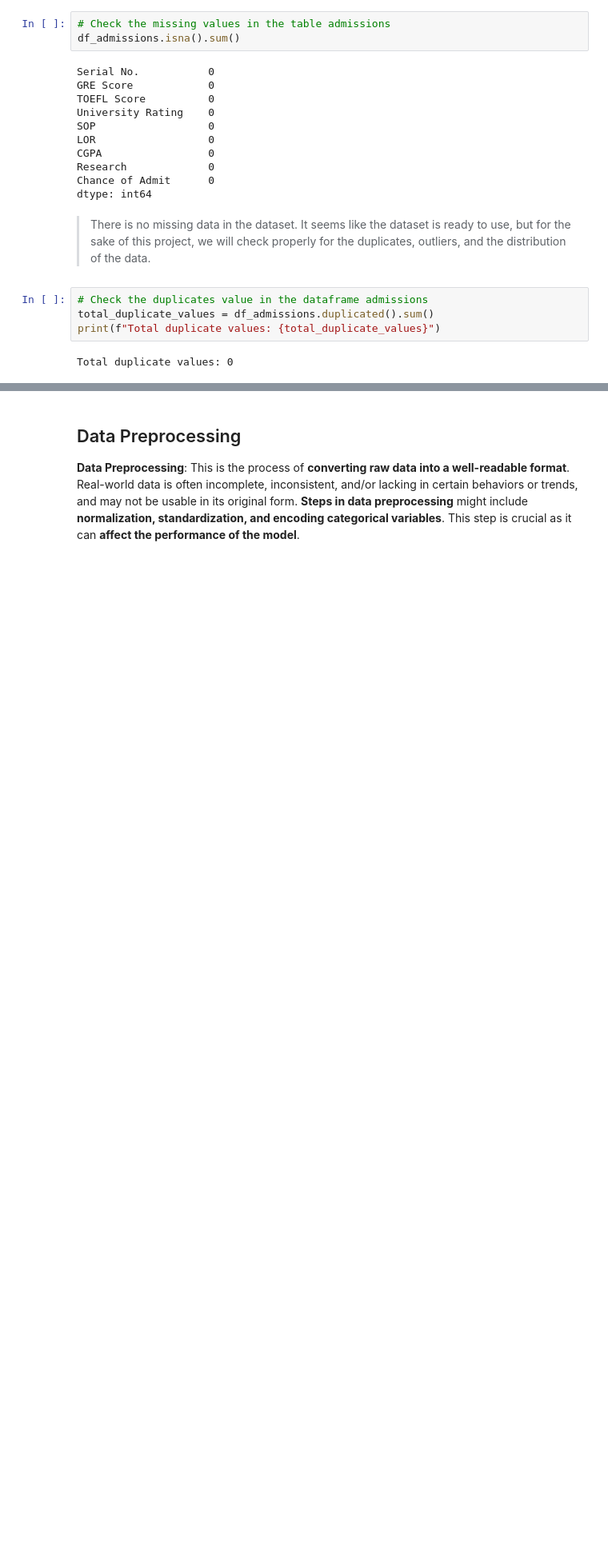
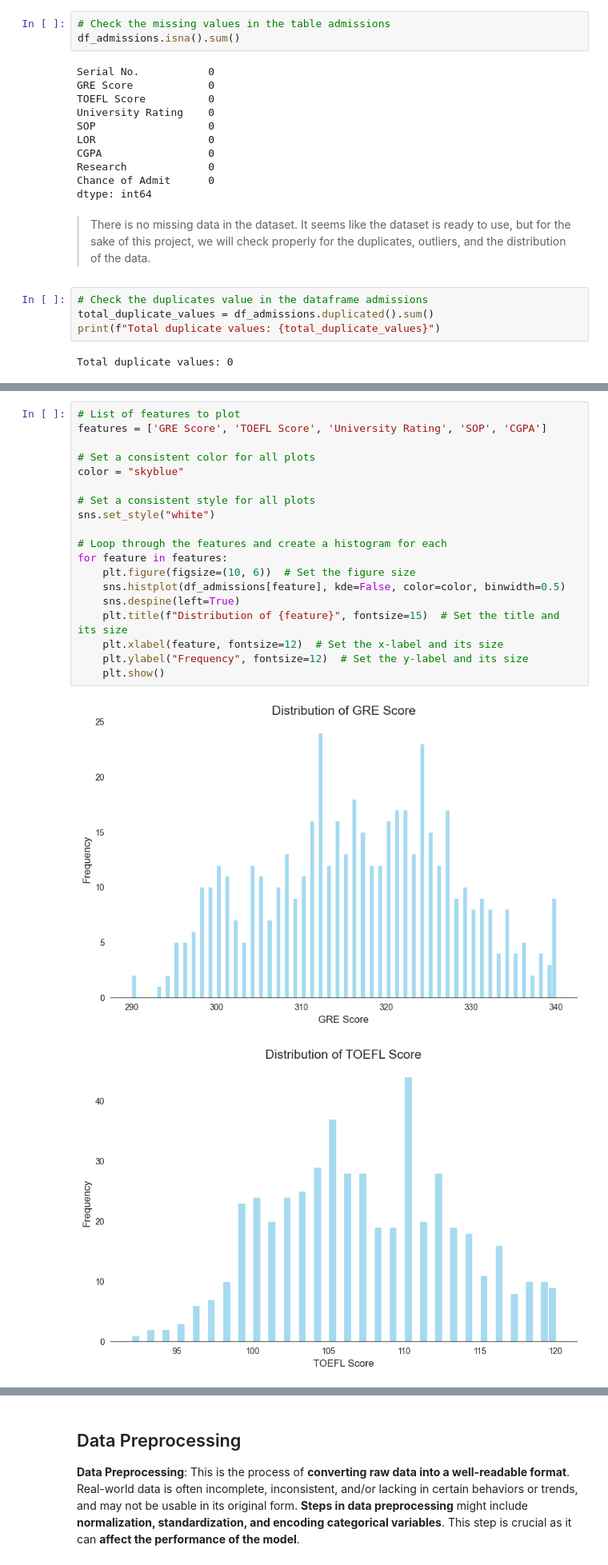
Before and after one commit to stefansphtr/Deep-Learning-Regression-with-Admissions-Data, a Jupyter notebook: Graduate_Admissions_Prediction_with_TensorFlow.ipynb, the cells around one changed output, grey strips where cells are left out. Shown: that part at 80% size. Cells and saved outputs as stored; diff of their text form; blank space fills up the shorter version.

Commit message:
chore(notebook): visualize the distribution data

```diff
--- a/Graduate_Admissions_Prediction_with_TensorFlow.ipynb
+++ b/Graduate_Admissions_Prediction_with_TensorFlow.ipynb
@@ -126,3 +127,25 @@ df_admissions.describe()
 | 50% | 250.500000 | 317.000000 | 107.000000 | 3.000000 | 3.500000 | 3.50000 | 8.560000 | 1.000000 | ... |
 | 75% | 375.250000 | 325.000000 | 112.000000 | 4.000000 | 4.000000 | 4.00000 | 9.040000 | 1.000000 | ... |
 | max | 500.000000 | 340.000000 | 120.000000 | 5.000000 | 5.000000 | 5.00000 | 9.920000 | 1.000000 | ... |
+# %%
+# List of features to plot
+features = ['GRE Score', 'TOEFL Score', 'University Rating', 'SOP', 'CGPA']
+
+# Set a consistent color for all plots
+color = "skyblue"
+
+# Set a consistent style for all plots
+sns.set_style("white")
+
+# Loop through the features and create a histogram for each
+for feature in features:
+    plt.figure(figsize=(10, 6))  # Set the figure size
+    sns.histplot(df_admissions[feature], kde=False, color=color, binwidth=0.5)
+    sns.despine(left=True)
+    plt.title(f"Distribution of {feature}", fontsize=15)  # Set the title and its size
+    plt.xlabel(feature, fontsize=12)  # Set the x-label and its size
+    plt.ylabel("Frequency", fontsize=12)  # Set the y-label and its size
+    plt.show()
+# %% [output]
+[figure, added]
+[figure, added]
```
Also changed, not shown: parts of 3 cells of this notebook.
